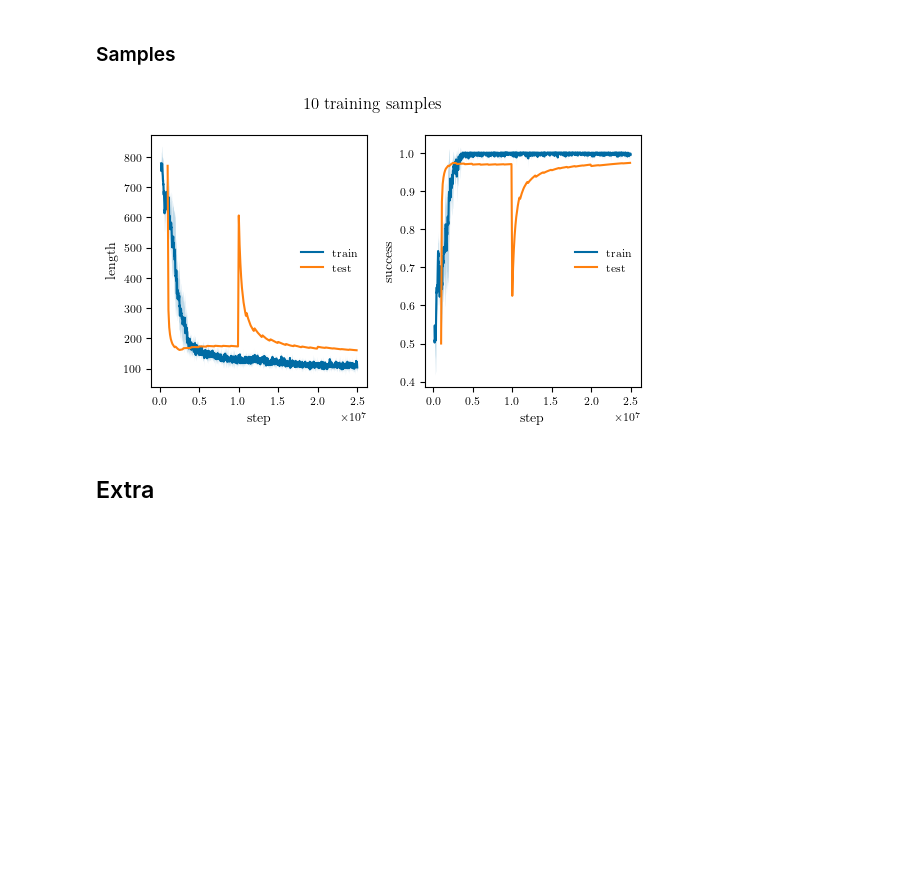
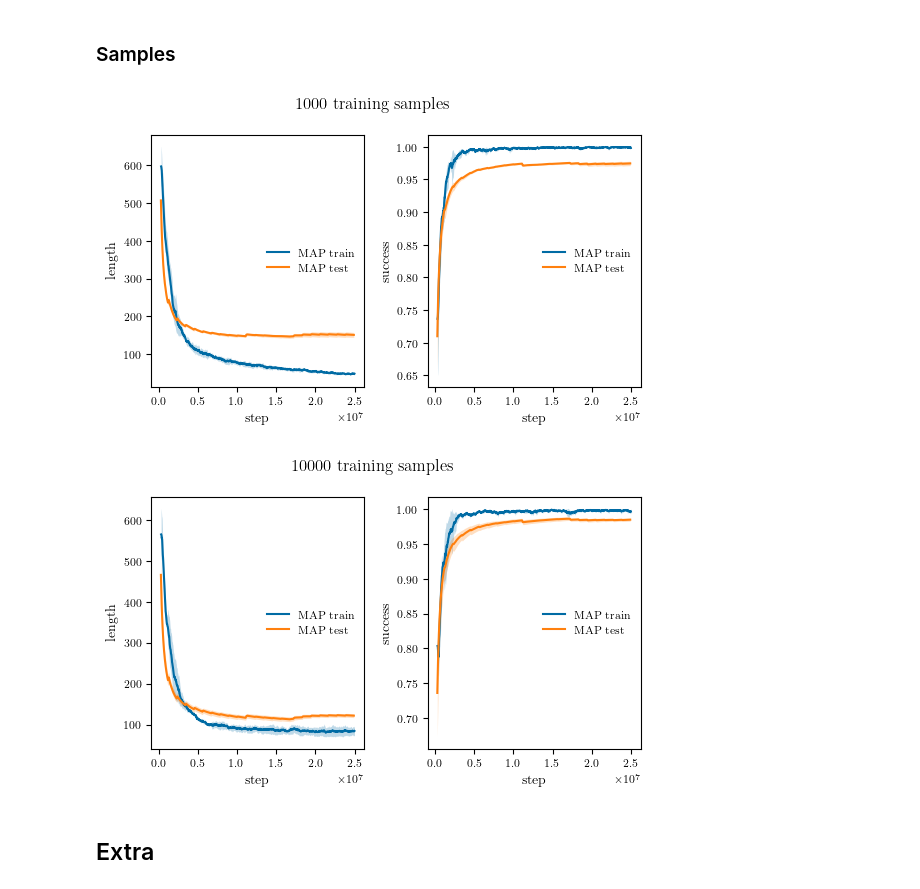
Before and after one commit to fumlig/visualsearch, a Jupyter notebook: plot.ipynb, the cells around one changed output. Drawn from its saved outputs; the diff is of its cells as text; code cells hidden in the pictures; blank space fills up the shorter version.

Commit message:
fix sample figures

```diff
--- a/plot.ipynb
+++ b/plot.ipynb
@@ -186,7 +186,7 @@ for shape in shapes:
     for ax, field in zip(axs, fields):
         for label, csv_files in data.items():
             raw_data = np.array([read_csv(f, field) for f in csv_files])
-            plot_values(ax, raw_data, label=label, smoothing=0.95, first_valid=10, x_scale=timesteps/raw_data.shape[1])
+            plot_values(ax, raw_data, label=label, smoothing=0.95, first_valid=20, x_scale=timesteps/raw_data.shape[1])
 
         ax.set_xlabel("step")
         ax.set_ylabel(field)
@@ -194,4 +194,5 @@ for shape in shapes:
 
     fig.suptitle(fr"${shape} \times {shape}$ search space")
     fig.tight_layout()
+    fig.savefig(figpath(f"shape-{shape}"))
 # %% [output]
@@ -203,30 +204,42 @@ for shape in shapes:
 # %%
 timesteps = int(25e6)
 fields = ["length", "success"]
-seeds = range(4)
-samples = [10]
+seeds = range(3)
+samples = [1000, 10000]
 
 for sample in samples:
     fig, axs = plt.subplots(1, 2, figsize=figsize(width=TEXTWIDTH_IN))
 
-    data = {
-        "train": [f"results/shape/lstm/{sample}/{seed}/train.csv" for seed in seeds],
-        "test": [f"results/shape/lstm/{sample}/0/temp.csv"],
+    train_data = {
+        #"LSTM train": [f"results/sample/lstm/{sample}/{seed}/train.csv" for seed in seeds],
+        "MAP train": [f"results/sample/map/{sample}/{seed}/train.csv" for seed in seeds],
+    }
+
+    test_data = {
+        #"LSTM test": [f"results/sample/lstm/{sample}/{seed}/test.csv" for seed in seeds],
+        "MAP test": [f"results/sample/map/{sample}/{seed}/test.csv" for seed in seeds],
     }
 
     for ax, field in zip(axs, fields):
-        for label, csv_files in data.items():
+
+        for label, csv_files in train_data.items():
             raw_data = np.array([read_csv(f, field) for f in csv_files])
-            plot_values(ax, raw_data, label=label, smoothing=0.0, first_valid=10, x_scale=timesteps/raw_data.shape[1])
+            plot_values(ax, raw_data, label=label, smoothing=0.9, first_valid=20, x_scale=timesteps/raw_data.shape[1])
+
+        for label, csv_files in test_data.items():
+            raw_data = np.array([read_csv(f, field) for f in csv_files])
+            plot_values(ax, raw_data, label=label, first_valid=3, x_scale=timesteps/raw_data.shape[1])
 
         ax.set_xlabel("step")
         ax.set_ylabel(field)
         ax.legend(frameon=False, loc="center right")
 
     fig.suptitle(fr"{sample} training samples")
     fig.tight_layout()
+    fig.savefig(figpath(f"sample-{sample}"))
 # %% [output]
-[figure, old version]
+[figure, new version]
+[figure, added]
 # %% [markdown]
 ## Extra
 # %% [markdown]
```
Also changed, not shown: parts of 1 cell of this notebook, 35 other files.
